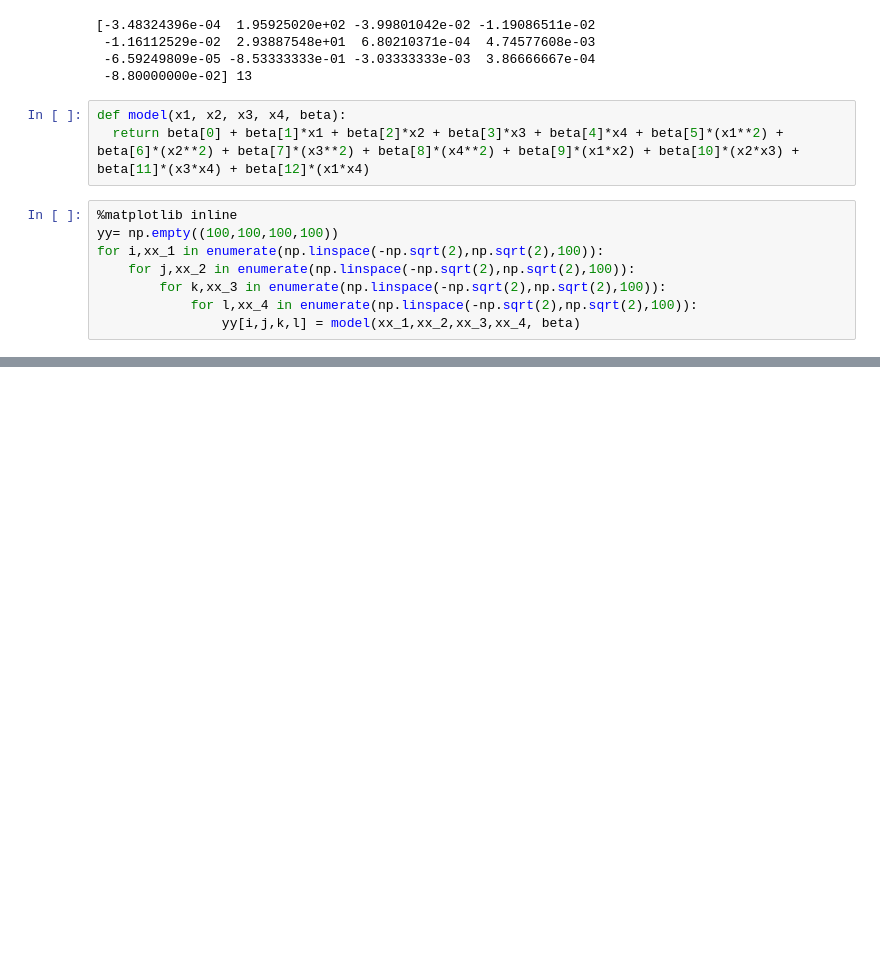
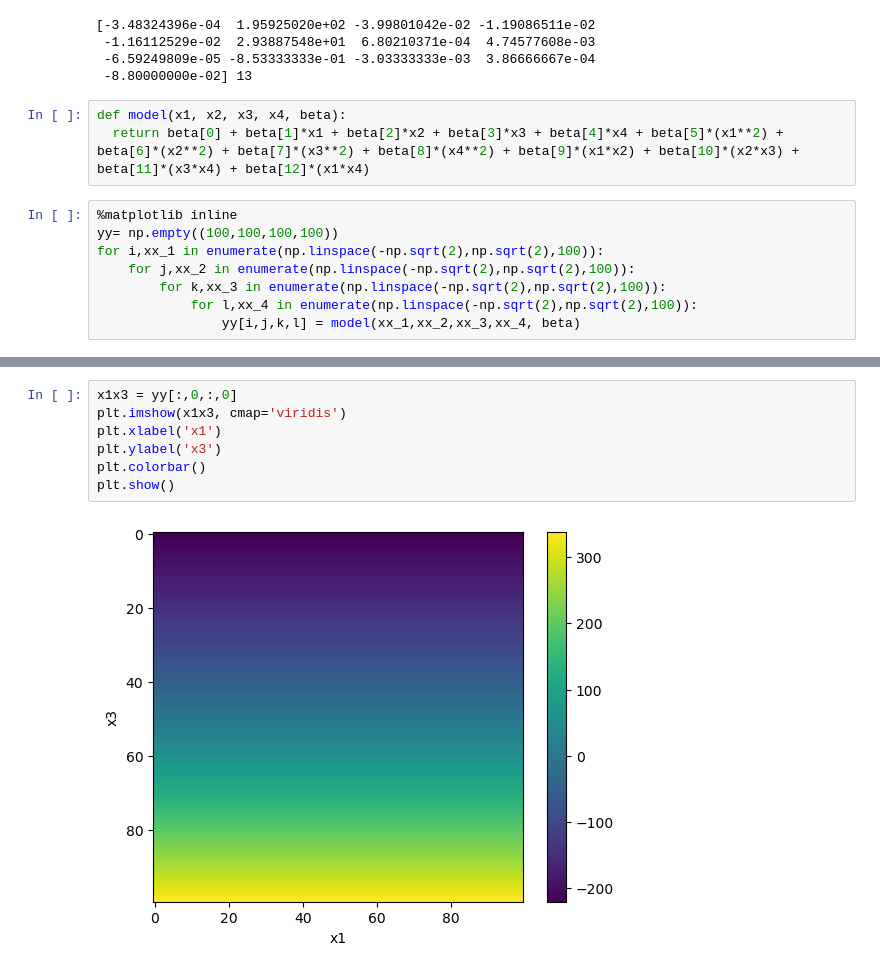
Before and after one commit to tapashreepradhan/semester-project-H02V8a, a Jupyter notebook: project.ipynb, the cells around one changed output, grey strips where cells are left out. Saved outputs shown, nothing was run; the diff lists cells and outputs as text; blank space fills up the shorter version.

```diff
--- a/project.ipynb
+++ b/project.ipynb
@@ -737,0 +729,9 @@ plt.show()
+# %%
+x1x3 = yy[:,0,:,0]
+plt.imshow(x1x3, cmap='viridis')
+plt.xlabel('x1')
+plt.ylabel('x3')
+plt.colorbar()
+plt.show()
+# %% [output]
+[figure, added]
```
Also changed, not shown: parts of 3 cells of this notebook.
